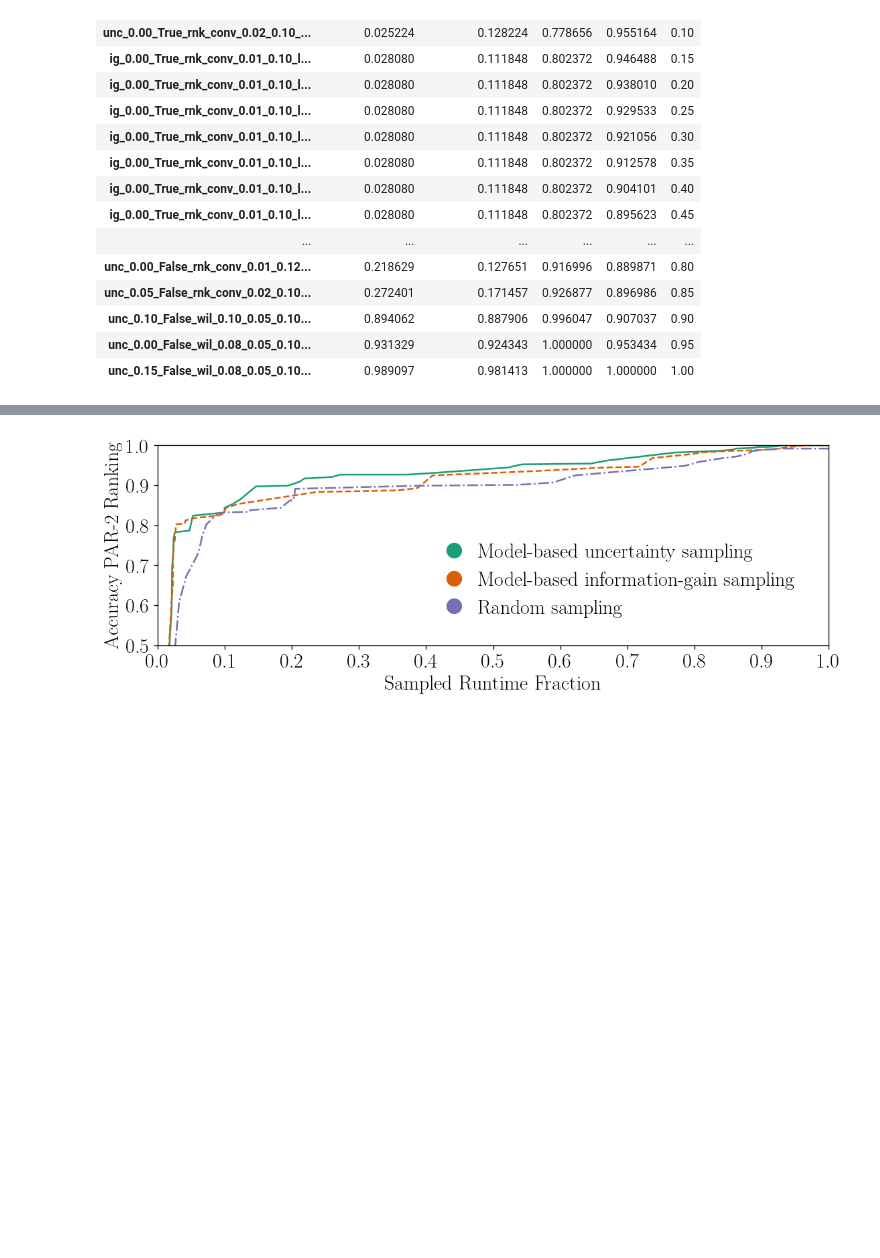
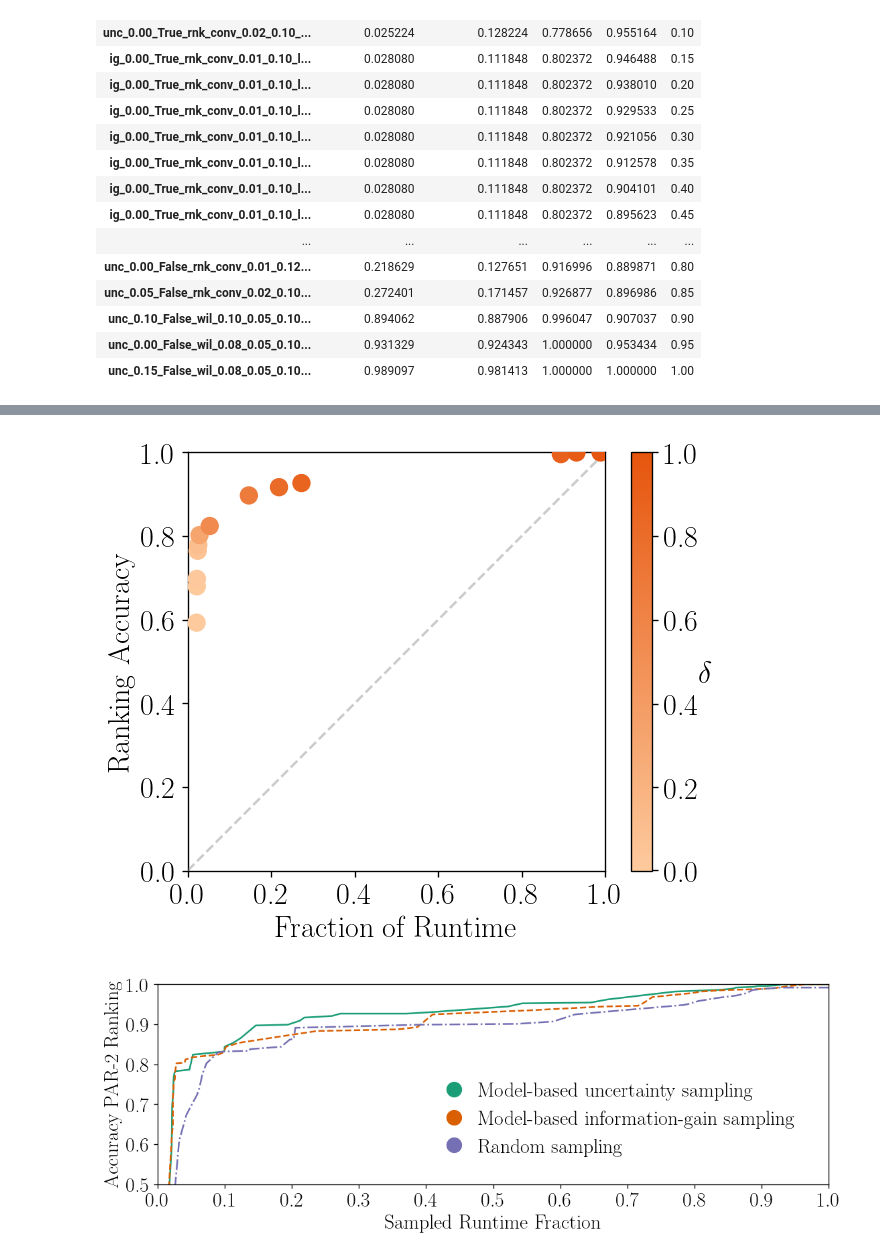
Before and after one commit to mathefuchs/al-for-sat-solver-benchmarking, a Jupyter notebook: anni_results.ipynb, the cells around one changed output, grey strips where cells are left out. Drawn from its saved outputs; the diff is of its cells as text; code cells hidden in the pictures; blank space fills up the shorter version.

```diff
--- a/anni_results.ipynb
+++ b/anni_results.ipynb
@@ -144,3 +146,64 @@ plt.show()
+# %%
+import seaborn as sns
+
+s = {}
+for i, row in r.iterrows():
+    k = (row["fraction_runtime"], row["par2"])
+    v = row["k"] if row["k"] > 0.004 else 0.0
+    if k not in s:
+        s[k] = [v]
+    else:
+        s[k].append(v)
+
+sm = {}
+for sk in s.keys():
+    sm[sk] = np.mean(s[sk])
+
+data = []
+for (x, y), z in sm.items():
+    data.append((x, y, z))
+
+data = np.array(data)
+
+
+fs = 18
+plt.rc("text", usetex=True)
+plt.rc("font", family="serif")
+plt.rc("pgf", texsystem="pdflatex")
+plt.rc("savefig", bbox="tight")
+
+plt.rc("xtick", labelsize=fs)
+plt.rc("ytick", labelsize=fs)
+
+figure, axis = plt.subplots(1, 1, figsize=(6, 5), dpi=120)
+figure.tight_layout(pad=4)
+
+#plt.scatter(data[:, 1], data[:, 0], c=data[:, 2])
+#sns.scatterplot(x=data[:, 1], y=data[:, 0], hue=data[:, 2])
+
+#cmap = sns.color_palette("flare", as_cmap=True)
+# 253, 202, 157
+cmap = sns.blend_palette(['#fdca9d','#e6550d'], n_colors=6, as_cmap=True, input='hex')
+
+points = axis.scatter(data[:, 0], data[:, 1], c=data[:, 2], s=100, cmap=cmap, zorder=10)
+cbar = figure.colorbar(points, ticks=[0.002,0.2,0.4,0.6,0.8,1.0])
+cbar.ax.set_yticklabels(["0.0","0.2","0.4","0.6","0.8","1.0"])
+cbar.ax.set_ylabel("$\delta$", fontsize=fs, rotation=0)
+
+plt.plot(np.linspace(0.0, 1.0, 10), np.linspace(0.0, 1.0, 10), "--", color="grey", alpha=0.4, zorder=5)
+axis.set_xlim(0.0, 1.0)
+axis.set_ylim(0.0, 1.0)
+axis.set_xlabel("Fraction of Runtime", fontsize=fs)
+axis.set_ylabel("Ranking Accuracy", fontsize=fs)
+rrr1 = [f"{x:.1f}" for x in np.arange(0.0,1.01,0.2)]
+rrr2 = np.arange(0.0,1.01,0.2)
+axis.set_xticks(rrr2,rrr1)
+axis.set_yticks(rrr2,rrr1)
+
+plt.savefig("plots/anni_train_delta_acc.pgf")
+plt.show()
+# %% [output]
+[figure, added]
 # %%
 import pickle
 import numpy as np
```
Also changed, not shown: parts of 2 cells of this notebook, 7 other files.
